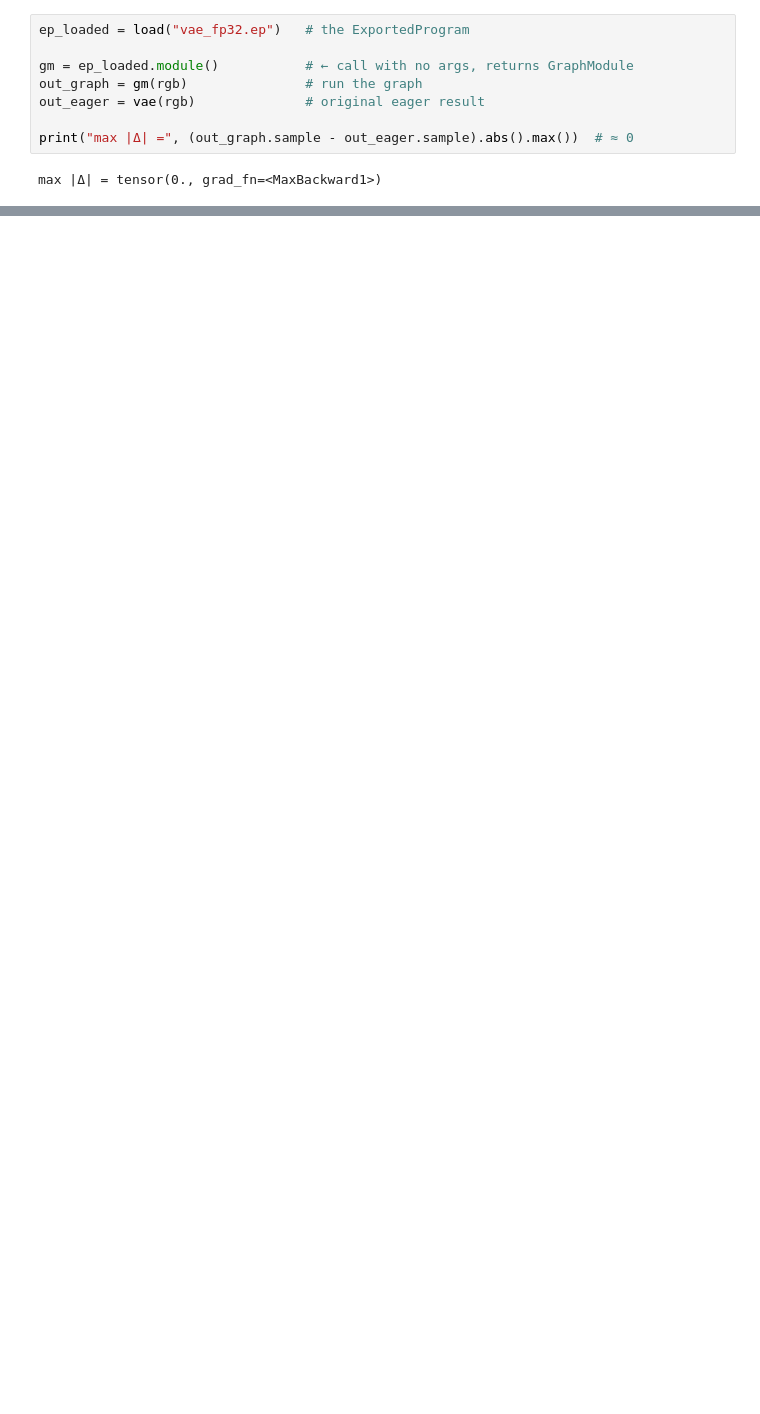
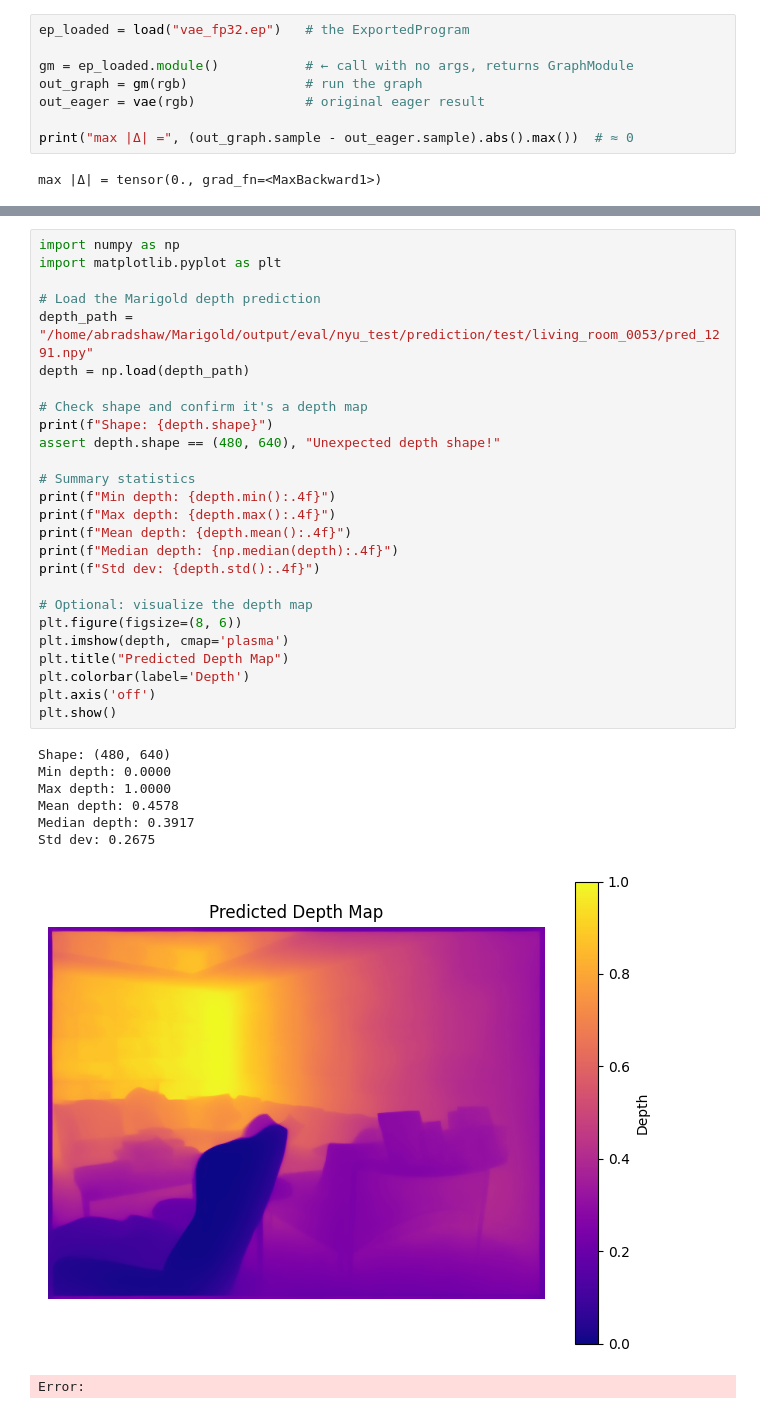
Before and after one commit to Abradshaw1/Depth-Approximation, a Jupyter notebook: exp.ipynb, the cells around one changed output, grey strips where cells are left out. Drawn from its saved outputs; the diff is of its cells as text; blank space fills up the shorter version.

```diff
--- a/exp.ipynb
+++ b/exp.ipynb
@@ -300,0 +899,35 @@ max |Δ| = tensor(0., grad_fn=<MaxBackward1>)
+# %%
+import numpy as np
+import matplotlib.pyplot as plt
+
+# Load the Marigold depth prediction
+depth_path = "/home/abradshaw/Marigold/output/eval/nyu_test/prediction/test/living_room_0053/pred_1291.npy"
+depth = np.load(depth_path)
+
+# Check shape and confirm it's a depth map
+print(f"Shape: {depth.shape}")
+assert depth.shape == (480, 640), "Unexpected depth shape!"
+
+# Summary statistics
+print(f"Min depth: {depth.min():.4f}")
+print(f"Max depth: {depth.max():.4f}")
+print(f"Mean depth: {depth.mean():.4f}")
+print(f"Median depth: {np.median(depth):.4f}")
+print(f"Std dev: {depth.std():.4f}")
+
+# Optional: visualize the depth map
+plt.figure(figsize=(8, 6))
+plt.imshow(depth, cmap='plasma')
+plt.title("Predicted Depth Map")
+plt.colorbar(label='Depth')
+plt.axis('off')
+plt.show()
+# %% [output]
+Shape: (480, 640)
+Min depth: 0.0000
+Max depth: 1.0000
+Mean depth: 0.4578
+Median depth: 0.3917
+Std dev: 0.2675
+[figure, added]
+Error:
```
Also changed, not shown: parts of 31 cells of this notebook, 15 other files.
